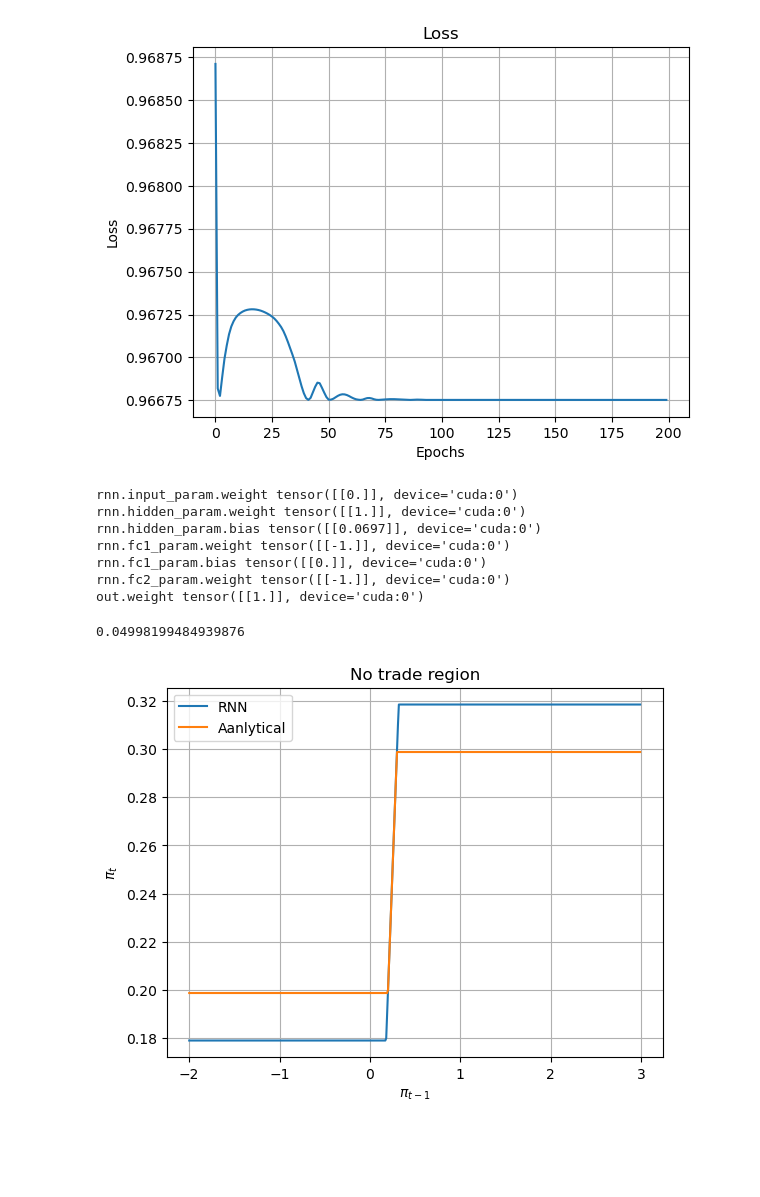
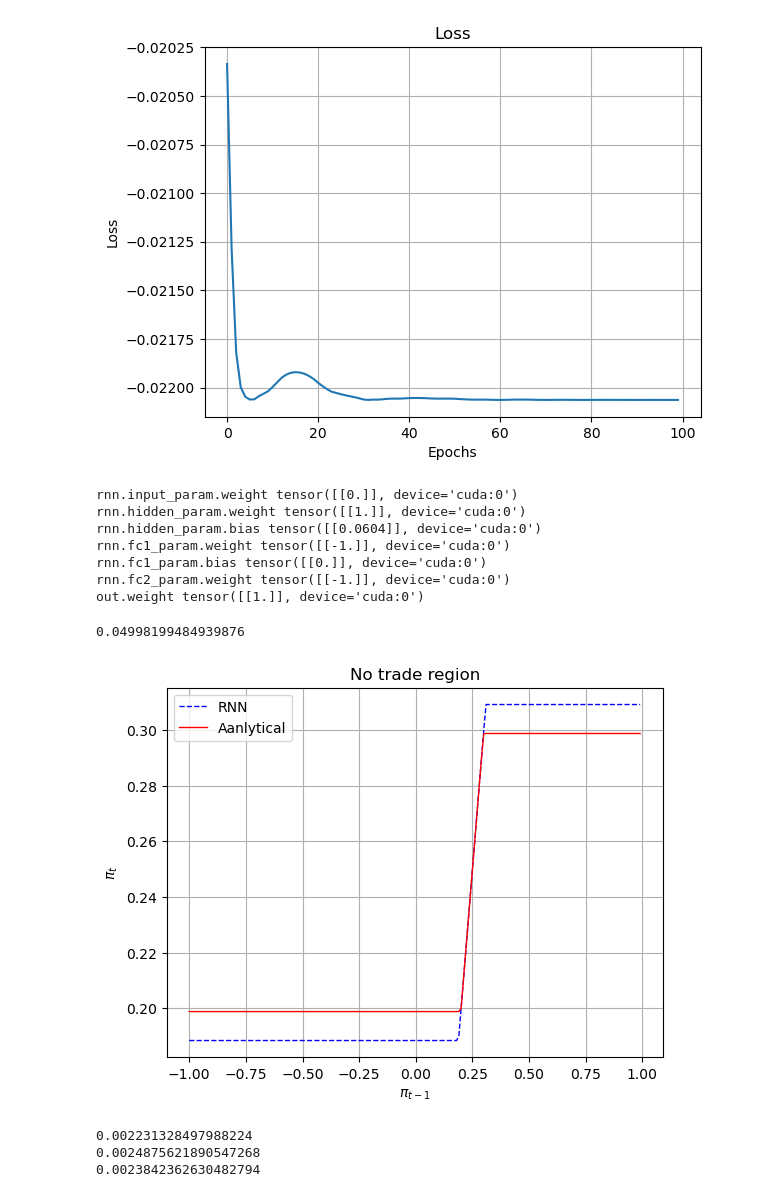
Before and after one commit to jsxzliran/TransactionCost, a Jupyter notebook: OneStockTradingCost-1parameter_importance.ipynb, the cells around one changed output. Saved outputs shown, nothing was run; the diff lists cells and outputs as text; code cells hidden in the pictures; blank space fills up the shorter version.

```diff
--- a/OneStockTradingCost-1parameter_importance.ipynb
+++ b/OneStockTradingCost-1parameter_importance.ipynb
@@ -11,8 +11,8 @@ import matplotlib.pyplot as plt
 device = torch.device("cuda:0" if torch.cuda.is_available() else "cpu")
 # %%
 # initialize seed, mu, sigma, S0, paths, steps, T and other data
-seed = 33
-npaths = 50000
+seed = 66
+npaths = 3000
 seq_length = 120
 T=10
 s0=5
@@ -21,8 +21,8 @@ sigma = 0.2
 trading_cost= 0.01
 gamma = 2.01
 dt = T/seq_length
-n_epochs = 200
-learning_rate = 0.02
+n_epochs = 100
+learning_rate = 0.01
 # %%
 # Define the Markowitz_optimal strategy
 Markowitz_opt = mu/(sigma*sigma*gamma)
@@ -194,7 +189,7 @@ class SimpleRNN(nn.Module):
         # output_temp the overall wealth at time T for importance sampling
         output_temp = torch.prod(cal_return(output.float().view(self.seq_length,self.batch_size)).to(device)+1,0)
         # E[U(x)*scaler]
-        output2 = (torch.pow(output_temp,1-gamma))/(1-gamma)*scaler
+        output2 = (torch.pow(output_temp,1-gamma)-1)/(1-gamma)*scaler
         return  output, output2
         #return  output
 
@@ -272,7 +257,7 @@ ax.grid()
 fig.savefig("loss_one.png")
 plt.show()
 # %% [output]
-[figure, old version]
+[figure, new version]
 # %%
 # have a look at learned parameters
 for name, param in model.named_parameters():
@@ -280,35 +265,46 @@ for name, param in model.named_parameters():
 # %% [output]
 rnn.input_param.weight tensor([[0.]], device='cuda:0')
 rnn.hidden_param.weight tensor([[1.]], device='cuda:0')
-rnn.hidden_param.bias tensor([[0.0697]], device='cuda:0')
+rnn.hidden_param.bias tensor([[0.0604]], device='cuda:0')
 rnn.fc1_param.weight tensor([[-1.]], device='cuda:0')
 rnn.fc1_param.bias tensor([[0.]], device='cuda:0')
 rnn.fc2_param.weight tensor([[-1.]], device='cuda:0')
 out.weight tensor([[1.]], device='cuda:0')
 # %%
 # Data for plotting
-lowerbound = -2
-upperbound = 3
+lowerbound = -1
+upperbound = 1
 optimal_input = Markowitz_opt
 t = torch.tensor(np.arange(lowerbound, upperbound, 0.01)).to(device)
 s = model.rnn.fc2_param.weight*F.relu(model.rnn.fc1_param.weight*F.relu(optimal_input*model.rnn.input_param.weight+model.rnn.hidden_param.weight*t-Markowitz_opt+model.rnn.hidden_param.bias)+2*model.rnn.hidden_param.bias)+Markowitz_opt+model.rnn.hidden_param.bias
 delta_real = np.power(3/(4*gamma)*np.power(Markowitz_opt,2)*np.power(1-Markowitz_opt,2)*trading_cost,1/3)+((5-2*gamma)/(10*gamma)*Markowitz_opt*(Markowitz_opt)-3/(20*gamma))*trading_cost
 s2 = model.rnn.fc2_param.weight*F.relu(model.rnn.fc1_param.weight*F.relu(optimal_input*model.rnn.input_param.weight+model.rnn.hidden_param.weight*t-(Markowitz_opt-delta_real))+2*delta_real)+Markowitz_opt+delta_real
 s3 = model.rnn.fc2_param.weight*F.relu(model.rnn.fc1_param.weight*F.relu(optimal_input*model.rnn.input_param.weight+model.rnn.hidden_param.weight*t-(Markowitz_opt-delta))+2*delta)+Markowitz_opt+delta
 print(delta_real)
 
 fig, ax = plt.subplots()
-ax.plot(t.cpu().detach(), s.cpu().view(-1).detach(), label='RNN')
-ax.plot(t.cpu().detach(), s2.cpu().view(-1).detach(), label='Aanlytical')
+ax.plot(t.cpu().detach(), s.cpu().view(-1).detach(), label='RNN', color = 'blue', linestyle= '--', linewidth = 1)
+ax.plot(t.cpu().detach(), s2.cpu().view(-1).detach(), label='Aanlytical', color = 'red', linewidth = 1)
 #ax.plot(t.cpu().detach(), s3.cpu().view(-1).detach())
 ax.legend()
 
 ax.set(xlabel=r'$\pi_{t-1}$', ylabel=r'$\pi_t$',
        title='No trade region')
 ax.grid()
 
 fig.savefig("result_one.png")
 plt.show()
 # %% [output]
 0.04998199484939876
-[figure, old version]
+[figure, new version]
+# %%
+ESR_simulated = np.log(np.power((gamma-1)*losses+1,1/(1-gamma)))/T
+ESR_opt = mu*mu/sigma/sigma/2/gamma
+ESR_real = mu*mu/sigma/sigma/2/gamma-gamma*sigma*sigma/2*np.power(trading_cost,2/3)*np.power(0.75/gamma*Markowitz_opt*Markowitz_opt*(1-Markowitz_opt)*(1-Markowitz_opt),2/3)
+print(ESR_simulated[-1])
+print(ESR_opt)
+print(ESR_real)
+# %% [output]
+0.002231328497988224
+0.0024875621890547268
+0.0023842362630482794
```
Also changed, not shown: parts of 3 cells of this notebook, 1 other file.
